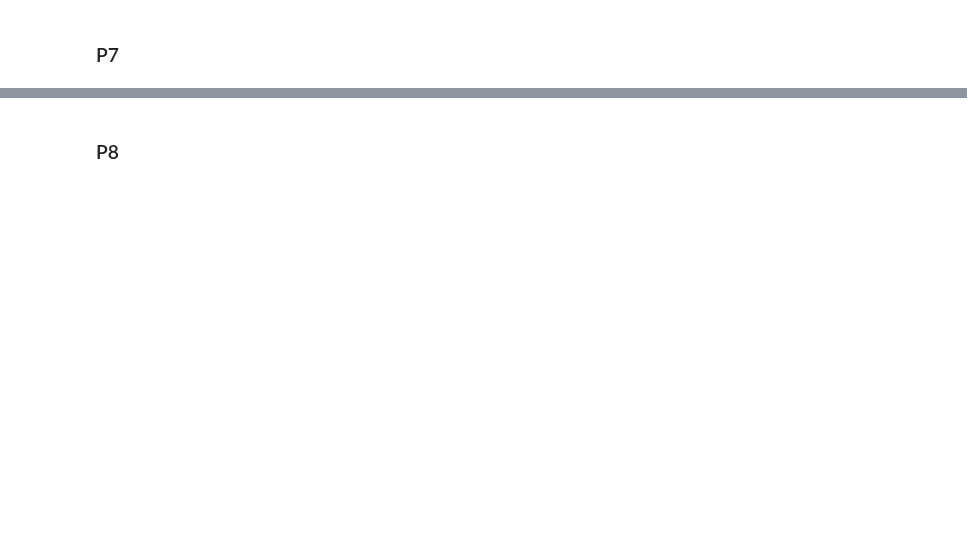
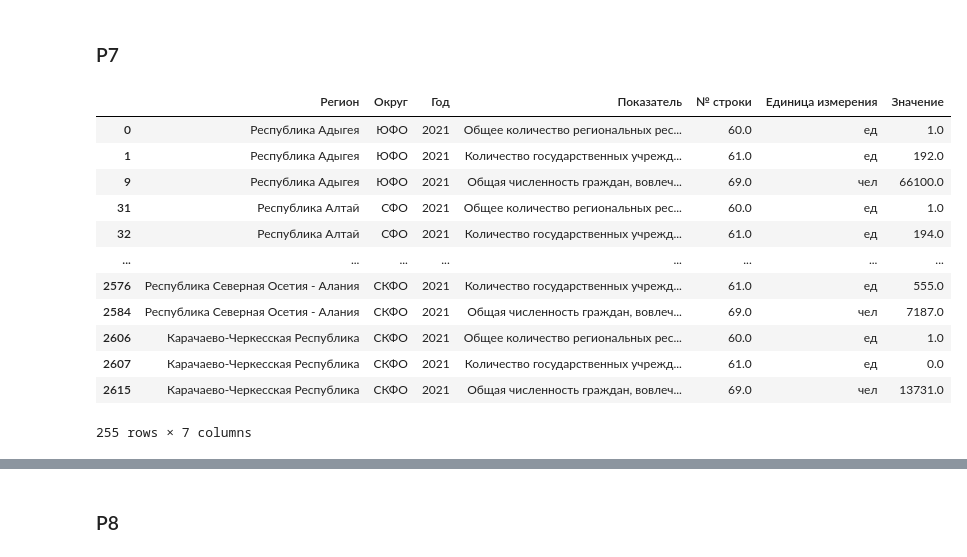
Before and after one commit to alexlakiza/adolescent-dash, a Jupyter notebook: preprocessing/transform_init_data.ipynb, the cells around one changed output, grey strips where cells are left out. Cells and saved outputs as stored; diff of their text form; code cells hidden in the pictures; blank space fills up the shorter version.

```diff
--- a/preprocessing/transform_init_data.ipynb
+++ b/preprocessing/transform_init_data.ipynb
@@ -269,2 +331,28 @@ temp_df.to_parquet('../data/p4-2.parquet', index=False)
 # %% [markdown]
 ### P7
+# %%
+df = pd.read_excel('../init_data/Форма М1 2021.xlsx', sheet_name='Р7')
+# %%
+df.loc[df['Регион'] == 'Астраханская  область', 'Регион'] = 'Астраханская область'
+# %%
+n_strings_to_use = [60, 61, 69]
+n_strings_to_use_2 = [70, 71, 72, 73]
+n_strings_to_use_3 = [i for i in range(74, 91)]
+# %%
+df_1 = df[df['№ строки'].isin(n_strings_to_use)].copy()
+# %%
+df_1
+# %% [output]
+|  | Регион | Округ | Год | Показатель | № строки | Единица измерения | Значение |
+| 0 | Республика Адыгея | ЮФО | 2021 | Общее количество региональных рес... | 60.0 | ед | 1.0 |
+| 1 | Республика Адыгея | ЮФО | 2021 | Количество государственных учрежд... | 61.0 | ед | 192.0 |
+| 9 | Республика Адыгея | ЮФО | 2021 | Общая численность граждан, вовлеч... | 69.0 | чел | 66100.0 |
+| 31 | Республика Алтай | СФО | 2021 | Общее количество региональных рес... | 60.0 | ед | 1.0 |
+| 32 | Республика Алтай | СФО | 2021 | Количество государственных учрежд... | 61.0 | ед | 194.0 |
+| ... | ... | ... | ... | ... | ... | ... | ... |
+| 2576 | Республика Северная Осетия - Алания | СКФО | 2021 | Количество государственных учрежд... | 61.0 | ед | 555.0 |
+| 2584 | Республика Северная Осетия - Алания | СКФО | 2021 | Общая численность граждан, вовлеч... | 69.0 | чел | 7187.0 |
+| 2606 | Карачаево-Черкесская Республика | СКФО | 2021 | Общее количество региональных рес... | 60.0 | ед | 1.0 |
+| 2607 | Карачаево-Черкесская Республика | СКФО | 2021 | Количество государственных учрежд... | 61.0 | ед | 0.0 |
+| 2615 | Карачаево-Черкесская Республика | СКФО | 2021 | Общая численность граждан, вовлеч... | 69.0 | чел | 13731.0 |
+255 rows × 7 columns
```
Also changed, not shown: parts of 29 cells of this notebook, 1 other file.
